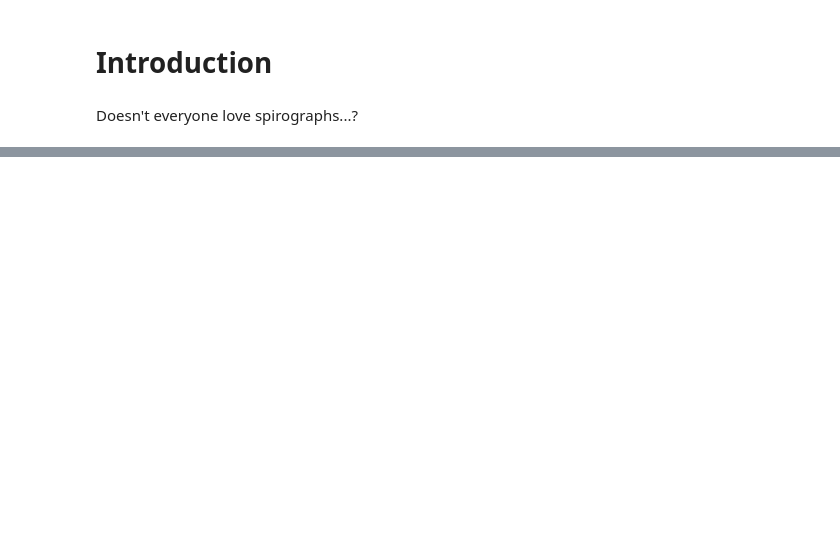
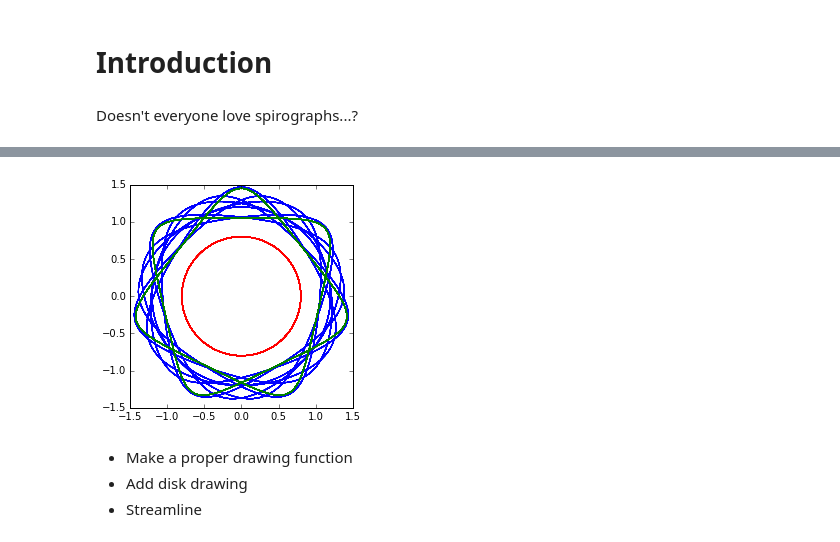
Before and after one commit to drpeteb/recursive-spirograph, a Jupyter notebook: Recursive-Spirograph.ipynb, the cells around one changed output, grey strips where cells are left out. Drawn from its saved outputs; the diff is of its cells as text; code cells hidden in the pictures; blank space fills up the shorter version.

```diff
--- a/Recursive-Spirograph.ipynb
+++ b/Recursive-Spirograph.ipynb
@@ -122,0 +132,38 @@ print(disk_list[2].rotor_angle)
+# %%
+N = 3
+radius = [1.0, 1.0/4.0, 1.0/6.0]
+angvel = [2*np.pi/100, 2*np.pi/200, 2*np.pi/800]
+
+disk_list = []
+parent = None
+pencil = 0.8
+store = dict()
+for ii in range(N):
+    disk = Disk(parent, radius[ii], angvel[ii], inner=(ii+1)%2, store=store, pencil=pencil)
+    disk_list.append(disk)
+    store[disk] = dict()
+    store[disk]['x'] = []
+    store[disk]['y'] = []
+    store[disk]['body'] = []
+    store[disk]['rotor'] = []
+    store[disk]['pencilx'] = []
+    store[disk]['pencily'] = []
+    parent = disk
+
+for tt in range(10000):
+    disk_list[0].increment()
+    disk_list[-1].emit_position()
+
+fig = plt.figure()
+ax = fig.add_subplot(1,1,1)
+ax.set_aspect('equal')
+for disk in reversed(disk_list):
+#for disk in [disk_list[-1]]:
+    ax.plot(store[disk]['pencilx'], store[disk]['pencily'])
+plt.show()
+# %% [output]
+[figure, added]
+# %% [markdown]
+* Make a proper drawing function
+* Add disk drawing
+* Streamline
```
Also changed, not shown: parts of 5 cells of this notebook.
